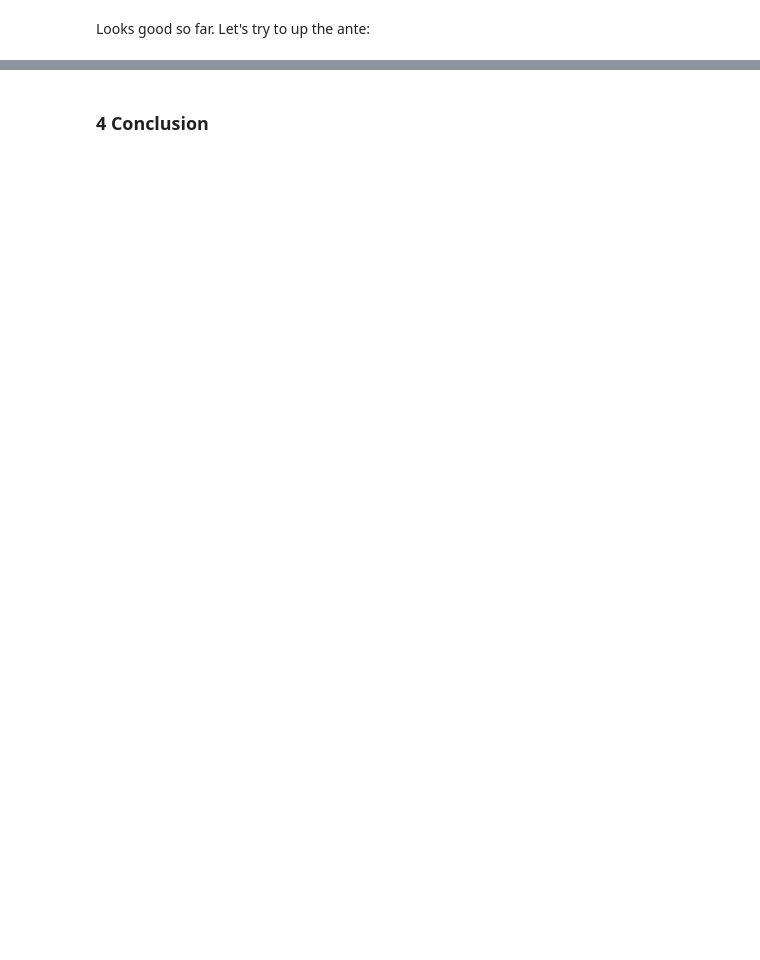
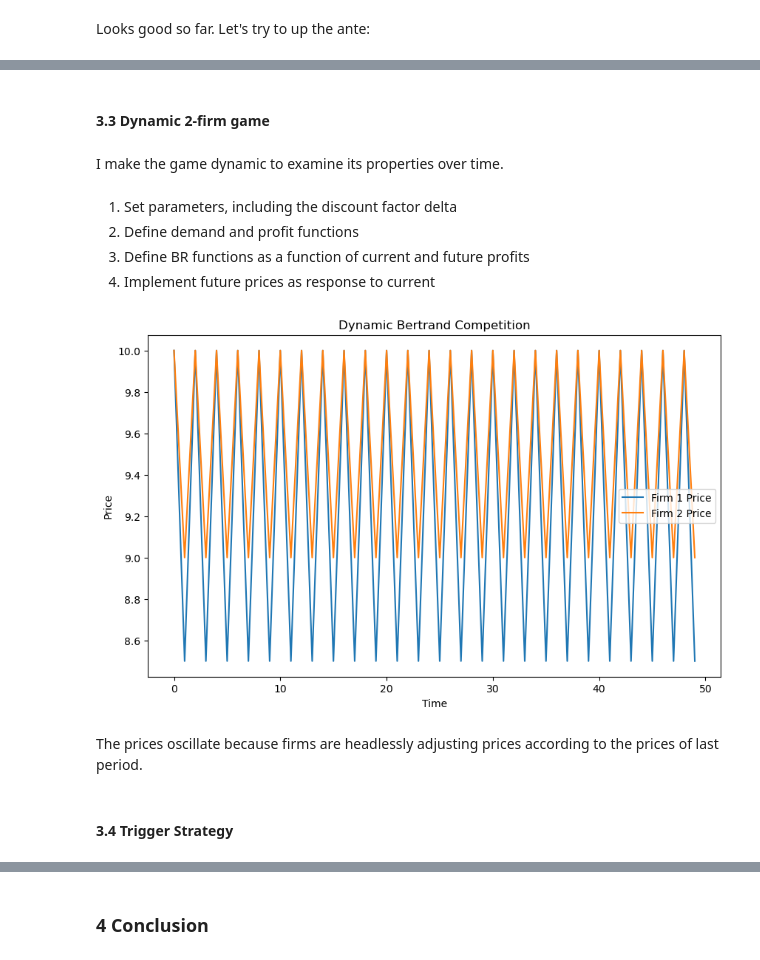
Before and after one commit to crf764/WingedHussar, a Jupyter notebook: modelproject/modelproject.ipynb, the cells around one changed output, grey strips where cells are left out. Cells and saved outputs as stored; diff of their text form; code cells hidden in the pictures; blank space fills up the shorter version.

```diff
--- a/modelproject/modelproject.ipynb
+++ b/modelproject/modelproject.ipynb
@@ -228,0 +230,37 @@ Demand: 8.82419350576263
+# %% [markdown]
+#### 3.3 Dynamic 2-firm game
+# %% [markdown]
+I make the game dynamic to examine its properties over time.
+# %% [markdown]
+1. Set parameters, including the discount factor delta
+2. Define demand and profit functions
+3. Define BR functions as a function of current and future profits
+4. Implement future prices as response to current
+# %%
+# Parameters
+a = 10
+c1 = 7
+c2 = 8
+n_periods = 50
+beta = 0.95  # Discount factor
+
+# Initializing the Bertrand model and simulating
+bertrand = DynamicBertrand(a, c1, c2, beta, n_periods)
+prices1, prices2 = bertrand.simulate()
+
+# Plotting
+
+plt.figure(figsize=(10, 6))
+plt.plot(range(n_periods), prices1, label='Firm 1 Price')
+plt.plot(range(n_periods), prices2, label='Firm 2 Price')
+plt.xlabel('Time')
+plt.ylabel('Price')
+plt.title('Dynamic Bertrand Competition')
+plt.legend()
+plt.show()
+# %% [output]
+[figure, added]
+# %% [markdown]
+The prices oscillate because firms are headlessly adjusting prices according to the prices of last period.
+# %% [markdown]
+#### 3.4 Trigger Strategy
```
Also changed, not shown: parts of 19 cells of this notebook, 2 other files.
